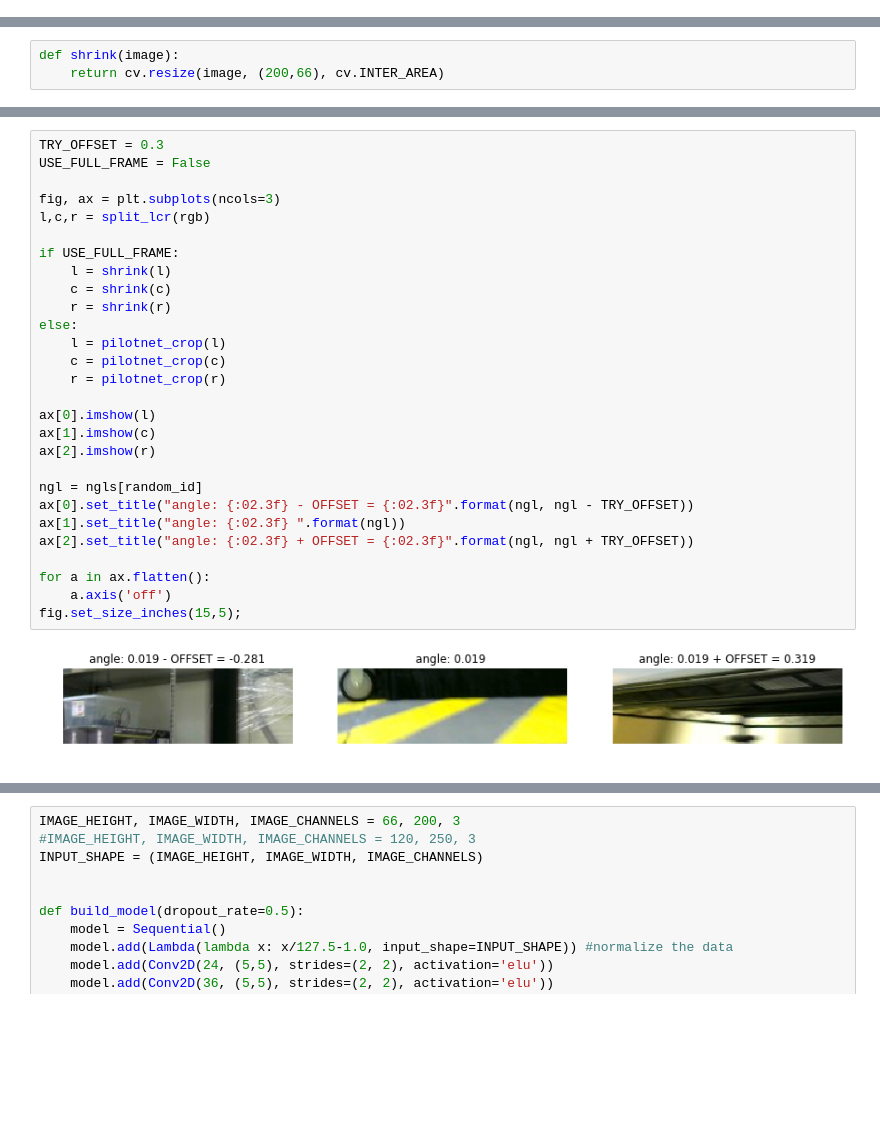
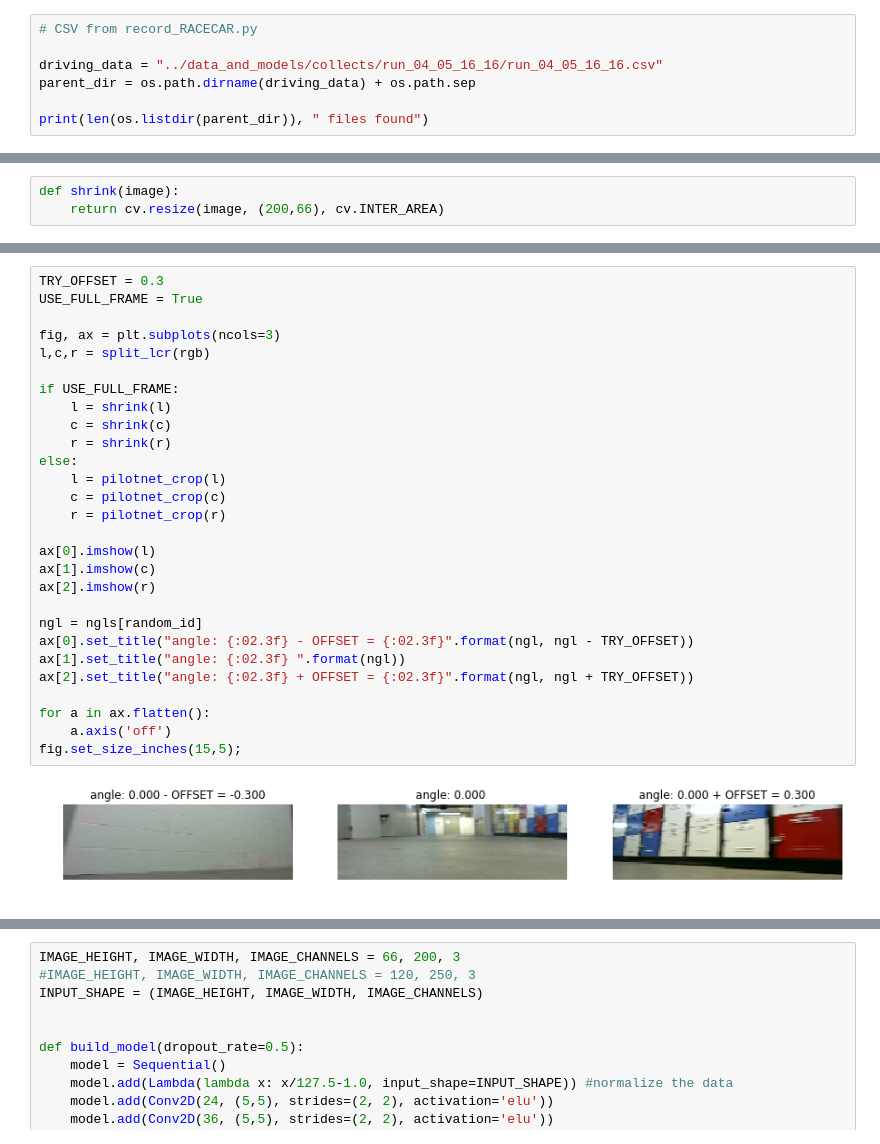
Before and after one commit to mmaz/imitation_learning_lab, a Jupyter notebook: train_RACECAR_pilotnet.ipynb, the cells around one changed output, grey strips where cells are left out. Cells and saved outputs as stored; diff of their text form; blank space fills up the shorter version.

```diff
--- a/train_RACECAR_pilotnet.ipynb
+++ b/train_RACECAR_pilotnet.ipynb
@@ -20,0 +25,7 @@ parent_dir = "../data_and_models/collects/run_04_03_20_06/"
+# %%
+# CSV from record_RACECAR.py
+
+driving_data = "../data_and_models/collects/run_04_05_16_16/run_04_05_16_16.csv"
+parent_dir = os.path.dirname(driving_data) + os.path.sep
+
+print(len(os.listdir(parent_dir)), " files found")
@@ -124,33 +137,33 @@ angle: 0.001
 # %%
 TRY_OFFSET = 0.3
-USE_FULL_FRAME = False
+USE_FULL_FRAME = True
 
 fig, ax = plt.subplots(ncols=3)
 l,c,r = split_lcr(rgb)
 
 if USE_FULL_FRAME:
     l = shrink(l)
     c = shrink(c)
     r = shrink(r)
 else:
     l = pilotnet_crop(l)
     c = pilotnet_crop(c)
     r = pilotnet_crop(r)
 
 ax[0].imshow(l)
 ax[1].imshow(c)
 ax[2].imshow(r)
 
 ngl = ngls[random_id]
 ax[0].set_title("angle: {:02.3f} - OFFSET = {:02.3f}".format(ngl, ngl - TRY_OFFSET))
 ax[1].set_title("angle: {:02.3f} ".format(ngl))
 ax[2].set_title("angle: {:02.3f} + OFFSET = {:02.3f}".format(ngl, ngl + TRY_OFFSET))
 
 for a in ax.flatten():
     a.axis('off')
 fig.set_size_inches(15,5);
 # %% [output]
-[figure, old version]
+[figure, new version]
 # %%
 def increase_brightness(img):
     # perceptually a bit more uniform than perturb_gamma
```
Also changed, not shown: parts of 15 cells of this notebook.
